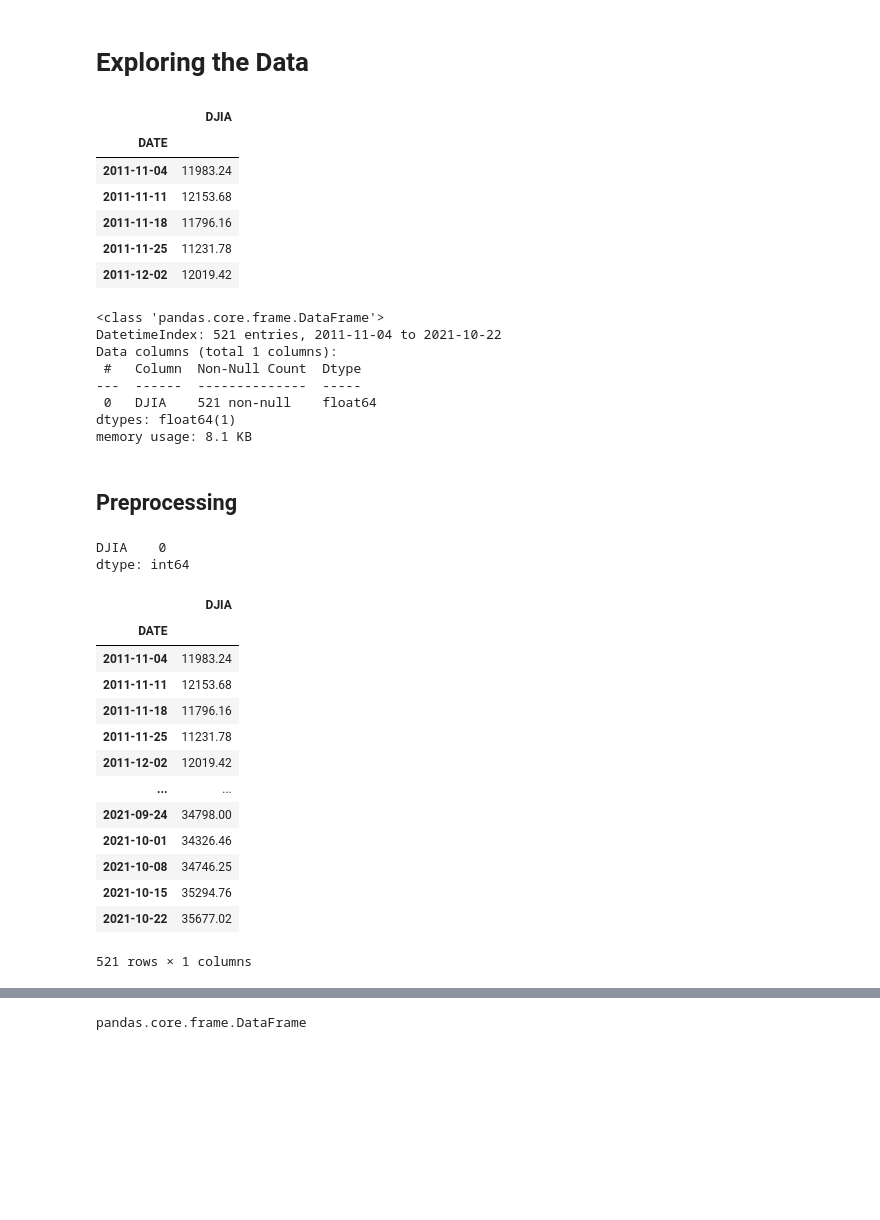
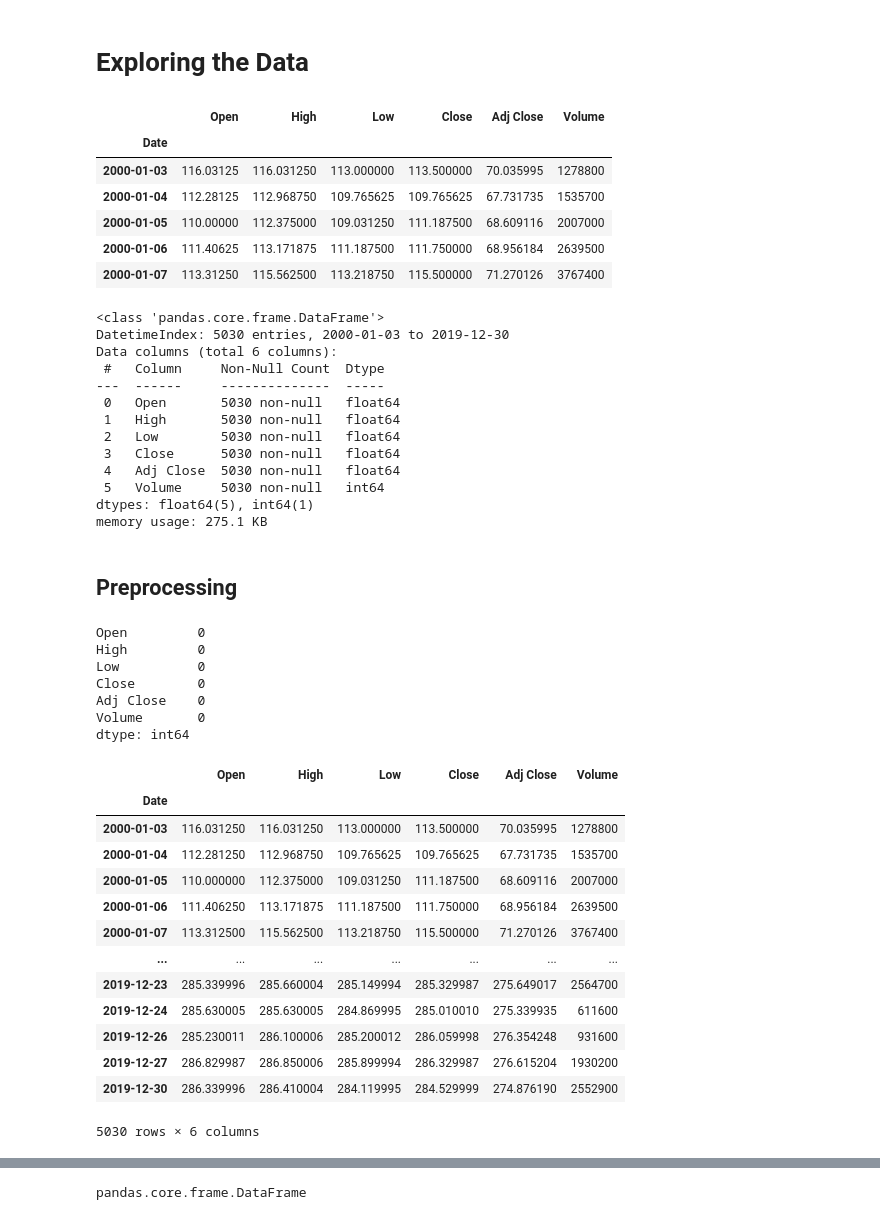
Before and after one commit to Yoriki1/Capstone, a Jupyter notebook: New folder/Preprocessing .ipynb, the cells around one changed output, grey strips where cells are left out. Saved outputs shown, nothing was run; the diff lists cells and outputs as text; code cells hidden in the pictures; blank space fills up the shorter version.

```diff
--- a/New folder/Preprocessing .ipynb
+++ b/New folder/Preprocessing .ipynb
@@ -15,51 +20,61 @@ from statsmodels.graphics import tsaplots
 # %% [markdown]
 ## Loading Data
 # %%
-dji = pd.read_csv('DJIA.csv', index_col='DATE', parse_dates=["DATE"])
+DIA= pd.read_csv('DIA (2).csv', index_col='Date', parse_dates=['Date'])
 # %% [markdown]
 # Exploring the Data
 # %%
-dji.head()
+DIA.head()
 # %% [output]
-|  | DJIA |
-| DATE |  |
-| 2011-11-04 | 11983.24 |
-| 2011-11-11 | 12153.68 |
-| 2011-11-18 | 11796.16 |
-| 2011-11-25 | 11231.78 |
-| 2011-12-02 | 12019.42 |
+|  | Open | High | Low | Close | Adj Close | Volume |
+| Date |  |  |  |  |  |  |
+| 2000-01-03 | 116.03125 | 116.031250 | 113.000000 | 113.500000 | 70.035995 | 1278800 |
+| 2000-01-04 | 112.28125 | 112.968750 | 109.765625 | 109.765625 | 67.731735 | 1535700 |
+| 2000-01-05 | 110.00000 | 112.375000 | 109.031250 | 111.187500 | 68.609116 | 2007000 |
+| 2000-01-06 | 111.40625 | 113.171875 | 111.187500 | 111.750000 | 68.956184 | 2639500 |
+| 2000-01-07 | 113.31250 | 115.562500 | 113.218750 | 115.500000 | 71.270126 | 3767400 |
 # %%
-dji.info()
+DIA.info()
 # %% [output]
 <class 'pandas.core.frame.DataFrame'>
-DatetimeIndex: 521 entries, 2011-11-04 to 2021-10-22
-Data columns (total 1 columns):
- #   Column  Non-Null Count  Dtype
----  ------  --------------  -----
- 0   DJIA    521 non-null    float64
-dtypes: float64(1)
-memory usage: 8.1 KB
+DatetimeIndex: 5030 entries, 2000-01-03 to 2019-12-30
+Data columns (total 6 columns):
+ #   Column     Non-Null Count  Dtype
+---  ------     --------------  -----
+ 0   Open       5030 non-null   float64
+ 1   High       5030 non-null   float64
+ 2   Low        5030 non-null   float64
+ 3   Close      5030 non-null   float64
+ 4   Adj Close  5030 non-null   float64
+ 5   Volume     5030 non-null   int64
+dtypes: float64(5), int64(1)
+memory usage: 275.1 KB
 # %% [markdown]
 ## Preprocessing
 # %%
-dji.isna().sum()
+DIA.isna().sum()
 # %% [output]
-DJIA    0
+Open         0
+High         0
+Low          0
+Close        0
+Adj Close    0
+Volume       0
 dtype: int64
 # %%
-dji
+DIA
 # %% [output]
-|  | DJIA |
-| DATE |  |
-| 2011-11-04 | 11983.24 |
-| 2011-11-11 | 12153.68 |
-| 2011-11-18 | 11796.16 |
-| 2011-11-25 | 11231.78 |
-| 2011-12-02 | 12019.42 |
-| ... | ... |
-| 2021-09-24 | 34798.00 |
-| 2021-10-01 | 34326.46 |
-| 2021-10-08 | 34746.25 |
-| 2021-10-15 | 35294.76 |
-| 2021-10-22 | 35677.02 |
+|  | Open | High | Low | Close | Adj Close | Volume |
+| Date |  |  |  |  |  |  |
+| 2000-01-03 | 116.031250 | 116.031250 | 113.000000 | 113.500000 | 70.035995 | 1278800 |
+| 2000-01-04 | 112.281250 | 112.968750 | 109.765625 | 109.765625 | 67.731735 | 1535700 |
+| 2000-01-05 | 110.000000 | 112.375000 | 109.031250 | 111.187500 | 68.609116 | 2007000 |
+| 2000-01-06 | 111.406250 | 113.171875 | 111.187500 | 111.750000 | 68.956184 | 2639500 |
+| 2000-01-07 | 113.312500 | 115.562500 | 113.218750 | 115.500000 | 71.270126 | 3767400 |
+| ... | ... | ... | ... | ... | ... | ... |
+| 2019-12-23 | 285.339996 | 285.660004 | 285.149994 | 285.329987 | 275.649017 | 2564700 |
+| 2019-12-24 | 285.630005 | 285.630005 | 284.869995 | 285.010010 | 275.339935 | 611600 |
+| 2019-12-26 | 285.230011 | 286.100006 | 285.200012 | 286.059998 | 276.354248 | 931600 |
+| 2019-12-27 | 286.829987 | 286.850006 | 285.899994 | 286.329987 | 276.615204 | 1930200 |
+| 2019-12-30 | 286.339996 | 286.410004 | 284.119995 | 284.529999 | 274.876190 | 2552900 |
-521 rows × 1 columns
+5030 rows × 6 columns
```
Also changed, not shown: parts of 36 cells of this notebook, 6 other files.
